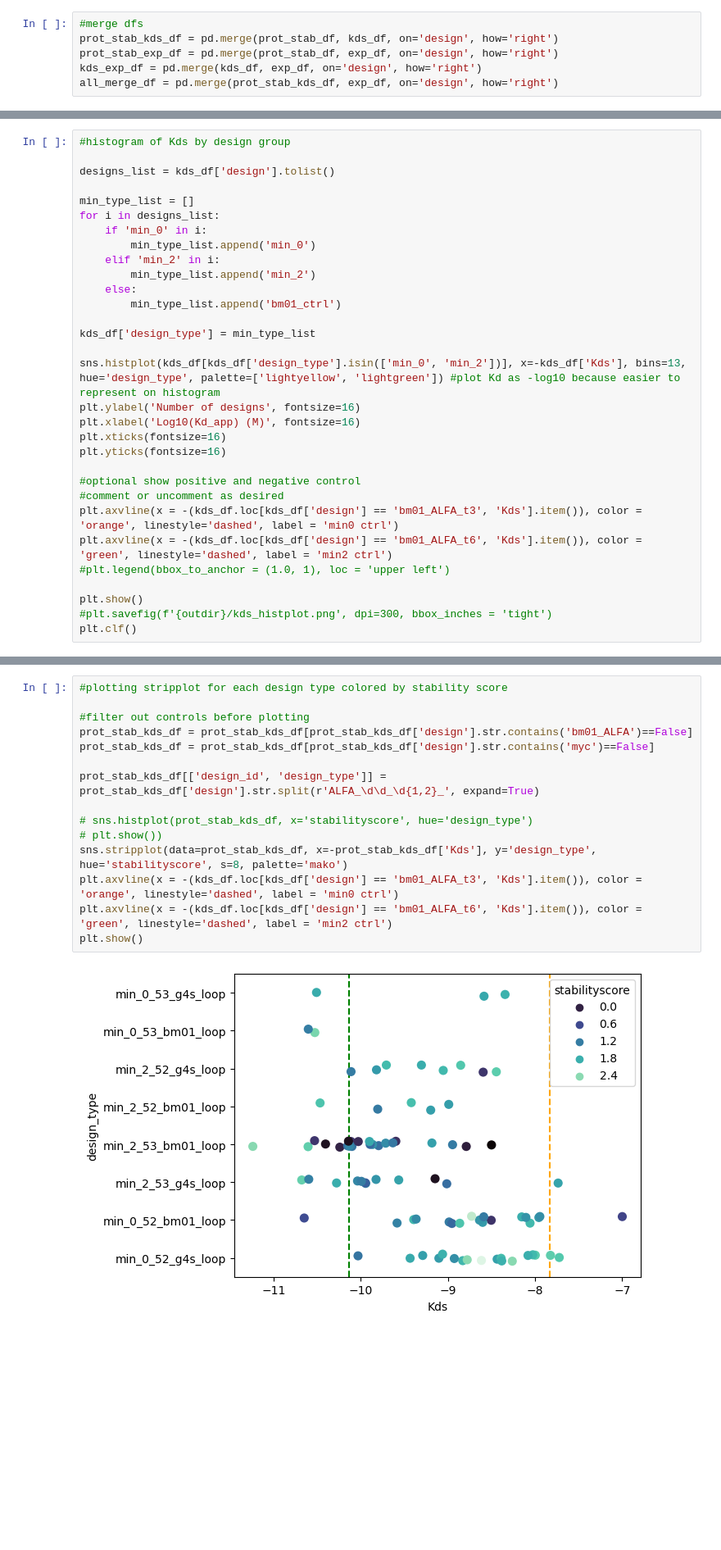
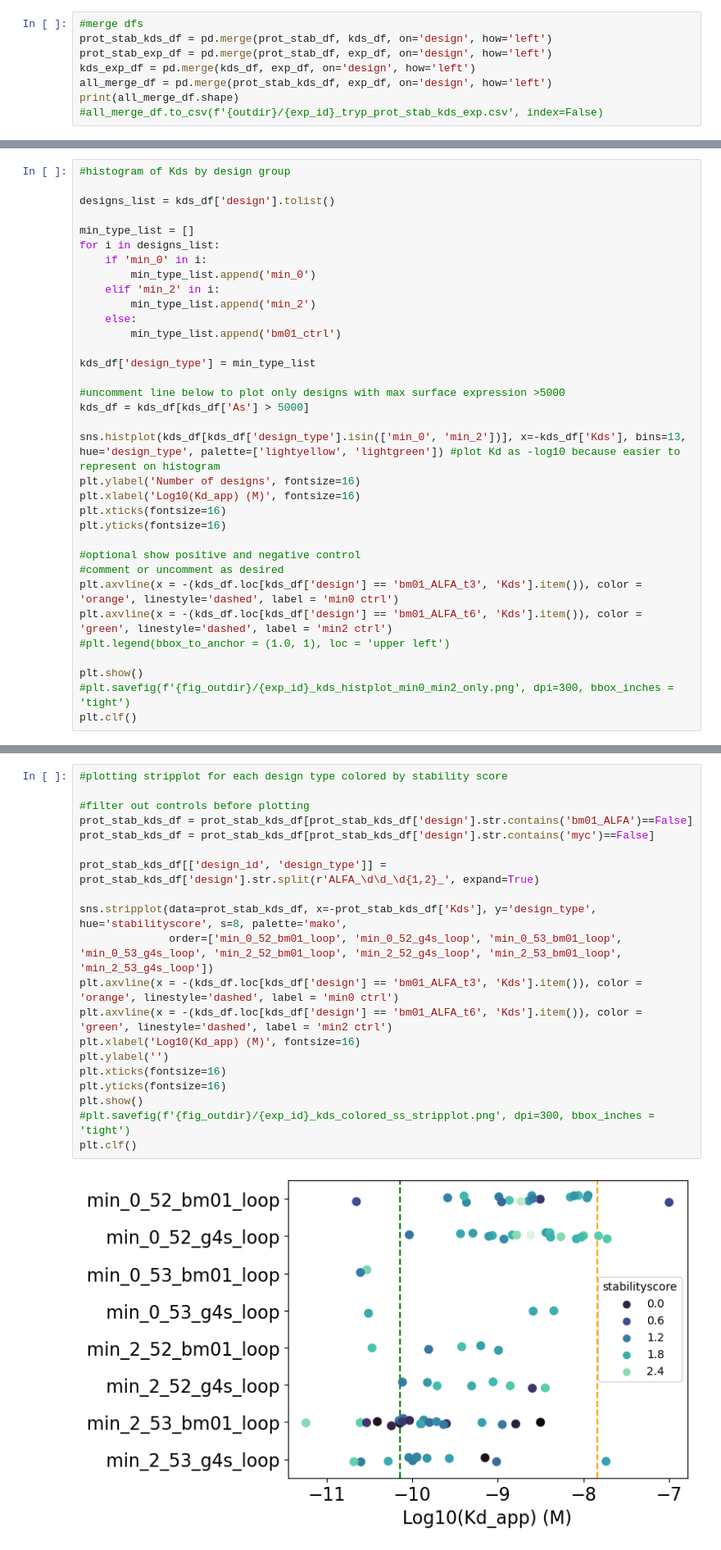
Before and after one commit to scrilly23/switch_seq, a Jupyter notebook: plotting/plot_exp_stab_kds.ipynb, the cells around one changed output, grey strips where cells are left out. Shown at 82% size. Cells and saved outputs as stored; diff of their text form; blank space fills up the shorter version.

Commit message:
update plotting, analysis scripts

```diff
--- a/plotting/plot_exp_stab_kds.ipynb
+++ b/plotting/plot_exp_stab_kds.ipynb
@@ -34,6 +49,8 @@ print(kds_df.shape)
 # %%
 #merge dfs
-prot_stab_kds_df = pd.merge(prot_stab_df, kds_df, on='design', how='right')
-prot_stab_exp_df = pd.merge(prot_stab_df, exp_df, on='design', how='right')
-kds_exp_df = pd.merge(kds_df, exp_df, on='design', how='right')
-all_merge_df = pd.merge(prot_stab_kds_df, exp_df, on='design', how='right')
+prot_stab_kds_df = pd.merge(prot_stab_df, kds_df, on='design', how='left')
+prot_stab_exp_df = pd.merge(prot_stab_df, exp_df, on='design', how='left')
+kds_exp_df = pd.merge(kds_df, exp_df, on='design', how='left')
+all_merge_df = pd.merge(prot_stab_kds_df, exp_df, on='design', how='left')
+print(all_merge_df.shape)
+#all_merge_df.to_csv(f'{outdir}/{exp_id}_tryp_prot_stab_kds_exp.csv', index=False)
@@ -74,6 +131,9 @@ for i in designs_list:
 
 kds_df['design_type'] = min_type_list
 
+#uncomment line below to plot only designs with max surface expression >5000
+kds_df = kds_df[kds_df['As'] > 5000]
+
 sns.histplot(kds_df[kds_df['design_type'].isin(['min_0', 'min_2'])], x=-kds_df['Kds'], bins=13, hue='design_type', palette=['lightyellow', 'lightgreen']) #plot Kd as -log10 because easier to represent on histogram
 plt.ylabel('Number of designs', fontsize=16)
 plt.xlabel('Log10(Kd_app) (M)', fontsize=16)
@@ -87,6 +147,6 @@ plt.axvline(x = -(kds_df.loc[kds_df['design'] == 'bm01_ALFA_t6', 'Kds'].item()),
 #plt.legend(bbox_to_anchor = (1.0, 1), loc = 'upper left')
 
 plt.show()
-#plt.savefig(f'{outdir}/kds_histplot.png', dpi=300, bbox_inches = 'tight')
+#plt.savefig(f'{fig_outdir}/{exp_id}_kds_histplot_min0_min2_only.png', dpi=300, bbox_inches = 'tight')
 plt.clf()
 # %% [output]
@@ -95,17 +157,22 @@ plt.clf()
 # %%
 #plotting stripplot for each design type colored by stability score
 
 #filter out controls before plotting
 prot_stab_kds_df = prot_stab_kds_df[prot_stab_kds_df['design'].str.contains('bm01_ALFA')==False]
 prot_stab_kds_df = prot_stab_kds_df[prot_stab_kds_df['design'].str.contains('myc')==False]
 
 prot_stab_kds_df[['design_id', 'design_type']] = prot_stab_kds_df['design'].str.split(r'ALFA_\d\d_\d{1,2}_', expand=True)
 
-# sns.histplot(prot_stab_kds_df, x='stabilityscore', hue='design_type')
-# plt.show())
-sns.stripplot(data=prot_stab_kds_df, x=-prot_stab_kds_df['Kds'], y='design_type', hue='stabilityscore', s=8, palette='mako')
+sns.stripplot(data=prot_stab_kds_df, x=-prot_stab_kds_df['Kds'], y='design_type', hue='stabilityscore', s=8, palette='mako',
+              order=['min_0_52_bm01_loop', 'min_0_52_g4s_loop', 'min_0_53_bm01_loop', 'min_0_53_g4s_loop', 'min_2_52_bm01_loop', 'min_2_52_g4s_loop', 'min_2_53_bm01_loop', 'min_2_53_g4s_loop'])
 plt.axvline(x = -(kds_df.loc[kds_df['design'] == 'bm01_ALFA_t3', 'Kds'].item()), color = 'orange', linestyle='dashed', label = 'min0 ctrl')
 plt.axvline(x = -(kds_df.loc[kds_df['design'] == 'bm01_ALFA_t6', 'Kds'].item()), color = 'green', linestyle='dashed', label = 'min2 ctrl')
+plt.xlabel('Log10(Kd_app) (M)', fontsize=16)
+plt.ylabel('')
+plt.xticks(fontsize=16)
+plt.yticks(fontsize=16)
 plt.show()
+#plt.savefig(f'{fig_outdir}/{exp_id}_kds_colored_ss_stripplot.png', dpi=300, bbox_inches = 'tight')
+plt.clf()
 # %% [output]
-[figure, old version]
+[figure, new version]
```
Also changed, not shown: parts of 19 cells of this notebook, 4 other files.
